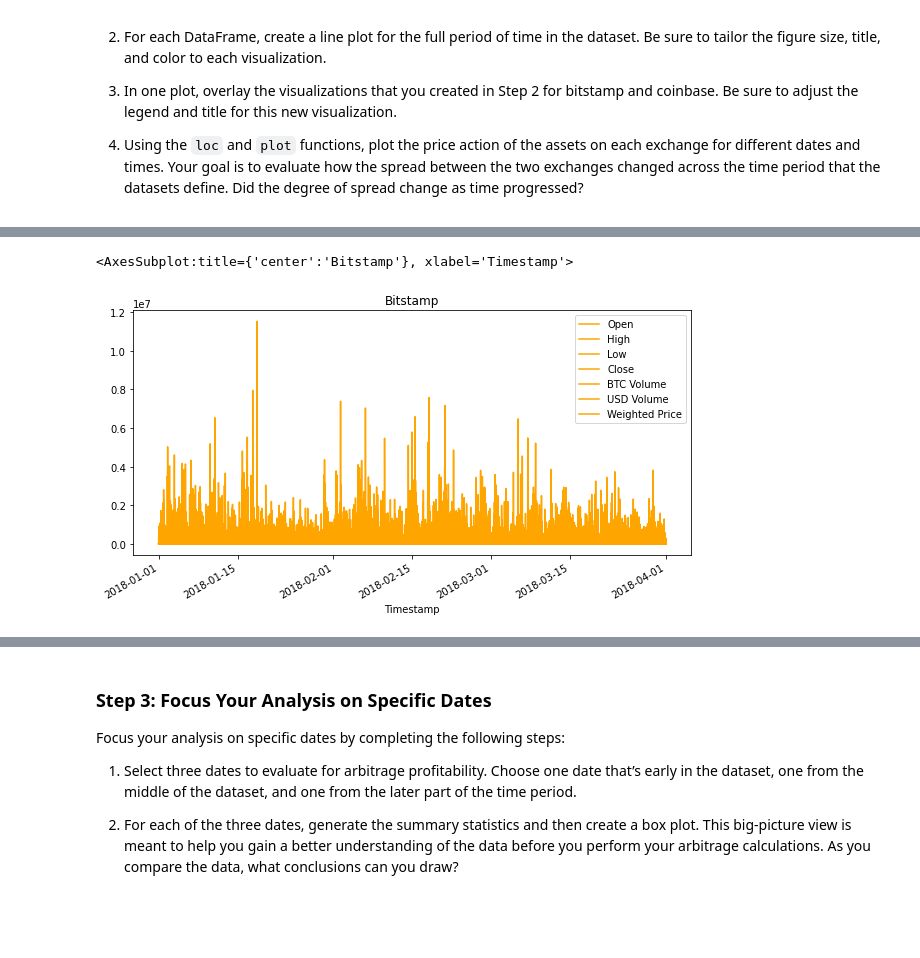
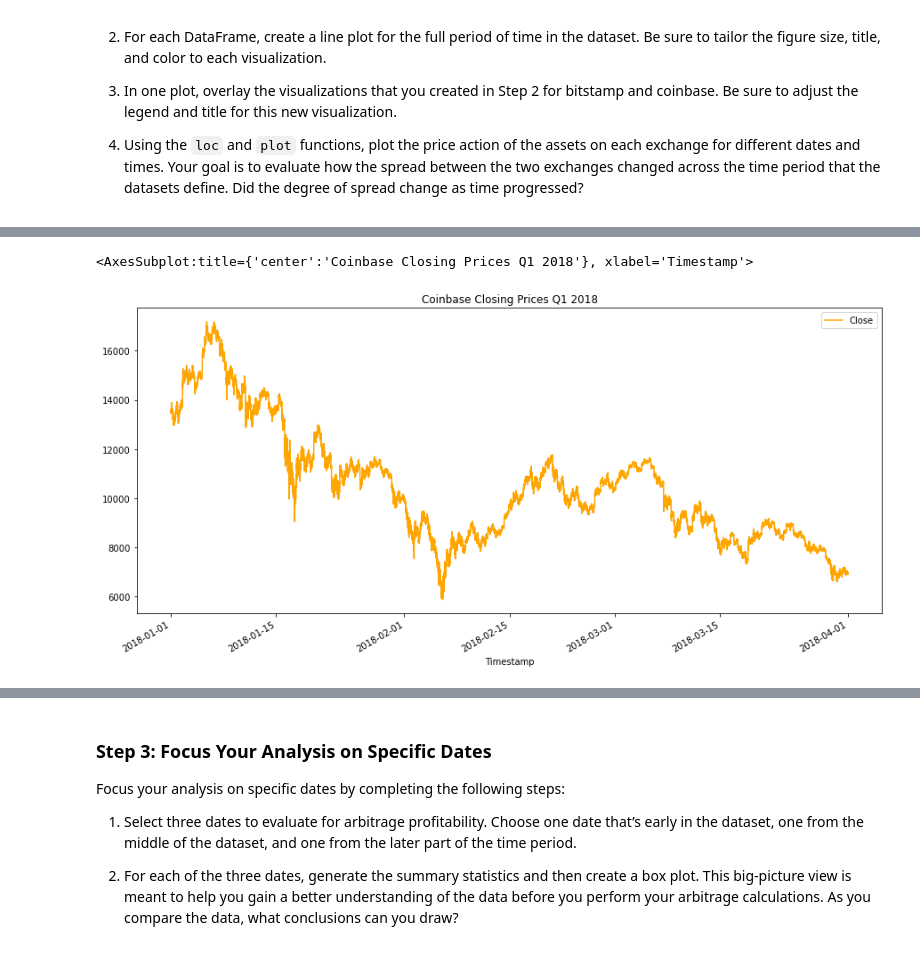
Before and after one commit to toniahurst/FinTech_Module_3_Challenge, a Jupyter notebook: crypto_arbitrage.ipynb, the cells around one changed output, grey strips where cells are left out. Drawn from its saved outputs; the diff is of its cells as text; code cells hidden in the pictures; blank space fills up the shorter version.

```diff
--- a/crypto_arbitrage.ipynb
+++ b/crypto_arbitrage.ipynb
@@ -261,6 +267,6 @@ bitstamp_sliced.head()
 # %%
 # Use loc or iloc to select `Timestamp (the index)` and `Close` from coinbase DataFrame
-coinbase_sliced = coinbase.iloc[:, [0, 4]]
+coinbase_sliced = coinbase.iloc[:, [3]]
 
 # Review the first five rows of the DataFrame
 coinbase_sliced.head()
@@ -320,10 +326,10 @@ bitstamp_df.plot(figsize=(10, 5), title="Bitstamp", color="blue")
 # %%
 # Create a line plot for the coinbase DataFrame for the full length of time in the dataset
 # Be sure that the figure size, title, and color are tailored to each visualization
-coinbase.plot(figsize=(10, 5), title="Bitstamp", color="orange")
+coinbase_sliced.plot(figsize=(15, 7), title="Coinbase Closing Prices Q1 2018", color="orange")
 # %% [output]
-<AxesSubplot:title={'center':'Bitstamp'}, xlabel='Timestamp'>
+<AxesSubplot:title={'center':'Coinbase Closing Prices Q1 2018'}, xlabel='Timestamp'>
-[figure, old version]
+[figure, new version]
 # %%
 # Overlay the visualizations for the bitstamp and coinbase DataFrames in one plot
 # The plot should visualize the prices over the full lenth of the dataset
```
Also changed, not shown: parts of 84 cells of this notebook.
